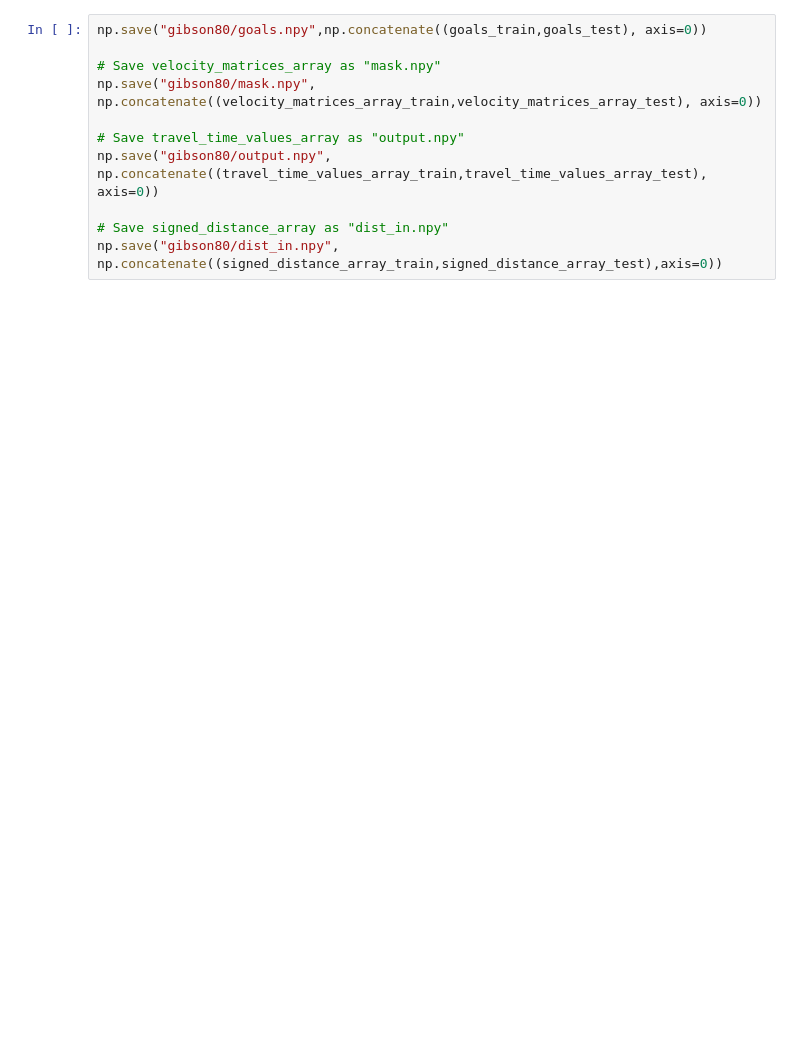
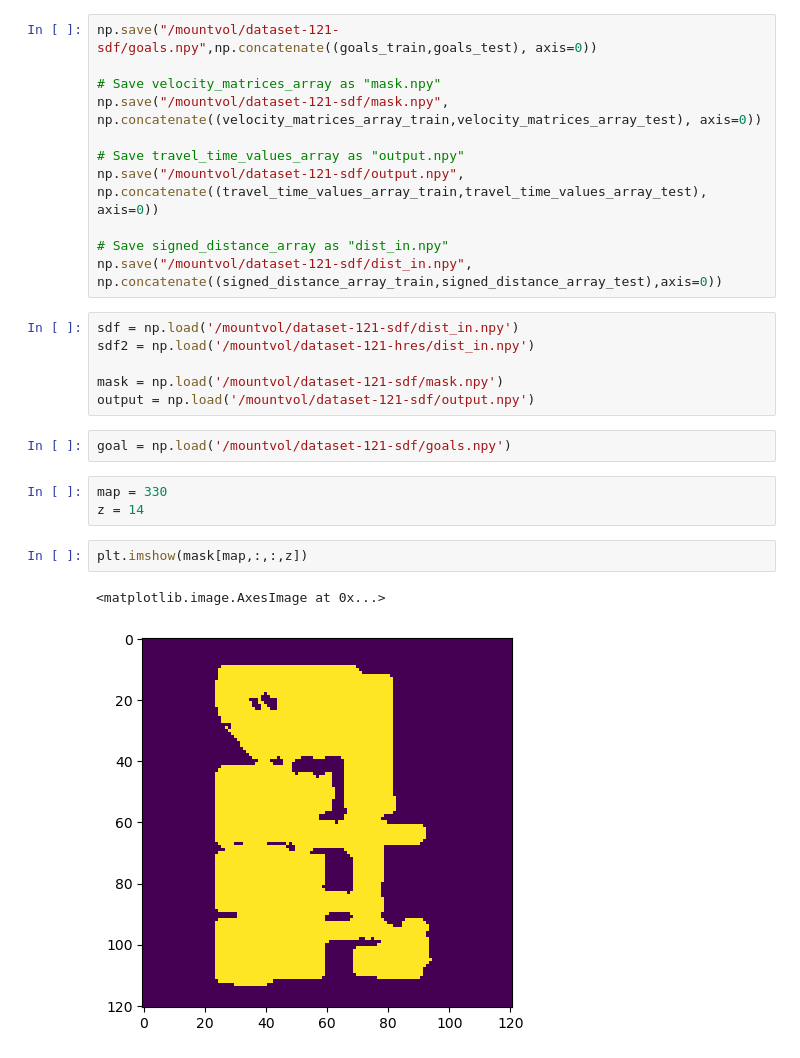
Before and after one commit to sharath-matada/Planning_Operator, a Jupyter notebook: 3D_Experiments/generator/data_gen.ipynb, the cells around one changed output. Saved outputs shown, nothing was run; the diff lists cells and outputs as text; blank space fills up the shorter version.

```diff
--- a/3D_Experiments/generator/data_gen.ipynb
+++ b/3D_Experiments/generator/data_gen.ipynb
@@ -24,13 +22,29 @@ env_size = 80
 travel_time_values_array_train, signed_distance_array_train, velocity_matrices_array_train, goals_train = create_dataset(maps=maps[:train_trial,:,:,:], sdf=sdf[:train_trial,:,:,:],num_trials=train_trial, goal_trials=10, env_size=env_size,erosion_trials = 1)
 travel_time_values_array_test,  signed_distance_array_test,  velocity_matrices_array_test,  goals_test =  create_dataset(maps=maps[train_trial:,:,:,:], sdf=sdf[train_trial:,:,:,:], num_trials=test_trial,  goal_trials=10, env_size=env_size,erosion_trials = 1)
 # %%
-np.save("gibson80/goals.npy",np.concatenate((goals_train,goals_test), axis=0))
+np.save("/mountvol/dataset-121-sdf/goals.npy",np.concatenate((goals_train,goals_test), axis=0))
 
 # Save velocity_matrices_array as "mask.npy"
-np.save("gibson80/mask.npy", np.concatenate((velocity_matrices_array_train,velocity_matrices_array_test), axis=0))
+np.save("/mountvol/dataset-121-sdf/mask.npy", np.concatenate((velocity_matrices_array_train,velocity_matrices_array_test), axis=0))
 
 # Save travel_time_values_array as "output.npy"
-np.save("gibson80/output.npy", np.concatenate((travel_time_values_array_train,travel_time_values_array_test), axis=0))
+np.save("/mountvol/dataset-121-sdf/output.npy", np.concatenate((travel_time_values_array_train,travel_time_values_array_test), axis=0))
 
 # Save signed_distance_array as "dist_in.npy"
-np.save("gibson80/dist_in.npy", np.concatenate((signed_distance_array_train,signed_distance_array_test),axis=0))
+np.save("/mountvol/dataset-121-sdf/dist_in.npy", np.concatenate((signed_distance_array_train,signed_distance_array_test),axis=0))
+# %%
+sdf = np.load('/mountvol/dataset-121-sdf/dist_in.npy')
+sdf2 = np.load('/mountvol/dataset-121-hres/dist_in.npy')
+
+mask = np.load('/mountvol/dataset-121-sdf/mask.npy')
+output = np.load('/mountvol/dataset-121-sdf/output.npy')
+# %%
+goal = np.load('/mountvol/dataset-121-sdf/goals.npy')
+# %%
+map = 330
+z = 14
+# %%
+plt.imshow(mask[map,:,:,z])
+# %% [output]
+<matplotlib.image.AxesImage at 0x...>
+[figure, added]
```
Also changed, not shown: parts of 5 cells of this notebook, 2 other files.
